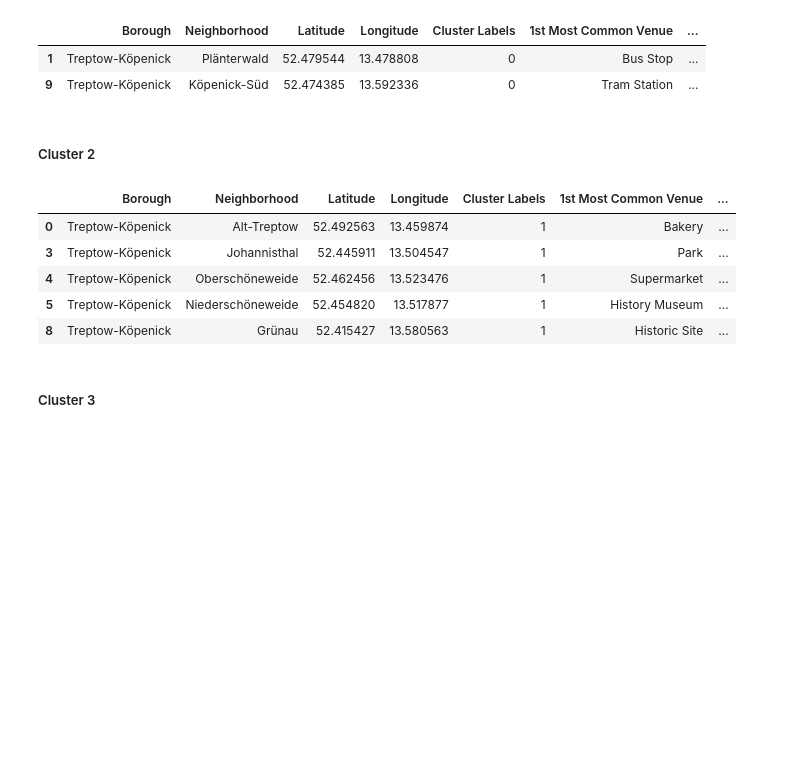
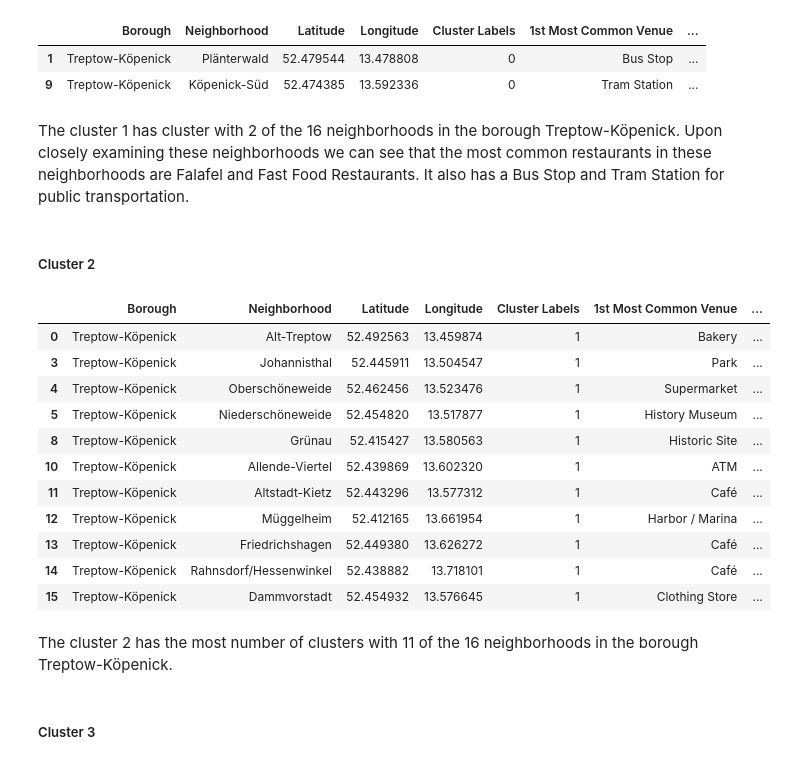
Before and after one commit to apoorvasaxena03/Capstone, a Jupyter notebook: Battle of Neighborhoods.ipynb, the cells around one changed output. Drawn from its saved outputs; the diff is of its cells as text; code cells hidden in the pictures; blank space fills up the shorter version.

```diff
--- a/Battle of Neighborhoods -1.ipynb
+++ b/Battle of Neighborhoods.ipynb
@@ -725,18 +729,28 @@ cluster_1.head()
 |  | Borough | Neighborhood | Latitude | Longitude | Cluster Labels | 1st Most Common Venue | ... |
 | 1 | Treptow-Köpenick | Plänterwald | 52.479544 | 13.478808 | 0 | Bus Stop | ... |
 | 9 | Treptow-Köpenick | Köpenick-Süd | 52.474385 | 13.592336 | 0 | Tram Station | ... |
+# %% [markdown]
+The cluster 1 has cluster with 2 of the 16 neighborhoods in the borough Treptow-Köpenick. Upon closely examining these neighborhoods we can see that the most common restaurants in these neighborhoods are Falafel and Fast Food Restaurants. It also has a Bus Stop and Tram Station for public transportation.
 # %% [markdown]
 ##### Cluster 2
 # %%
 cluster_2 = df_merge[df_merge['Cluster Labels']==1]
-cluster_2.head()
+cluster_2
 # %% [output]
 |  | Borough | Neighborhood | Latitude | Longitude | Cluster Labels | 1st Most Common Venue | ... |
 | 0 | Treptow-Köpenick | Alt-Treptow | 52.492563 | 13.459874 | 1 | Bakery | ... |
 | 3 | Treptow-Köpenick | Johannisthal | 52.445911 | 13.504547 | 1 | Park | ... |
 | 4 | Treptow-Köpenick | Oberschöneweide | 52.462456 | 13.523476 | 1 | Supermarket | ... |
 | 5 | Treptow-Köpenick | Niederschöneweide | 52.454820 | 13.517877 | 1 | History Museum | ... |
 | 8 | Treptow-Köpenick | Grünau | 52.415427 | 13.580563 | 1 | Historic Site | ... |
+| 10 | Treptow-Köpenick | Allende-Viertel | 52.439869 | 13.602320 | 1 | ATM | ... |
+| 11 | Treptow-Köpenick | Altstadt-Kietz | 52.443296 | 13.577312 | 1 | Café | ... |
+| 12 | Treptow-Köpenick | Müggelheim | 52.412165 | 13.661954 | 1 | Harbor / Marina | ... |
+| 13 | Treptow-Köpenick | Friedrichshagen | 52.449380 | 13.626272 | 1 | Café | ... |
+| 14 | Treptow-Köpenick | Rahnsdorf/Hessenwinkel | 52.438882 | 13.718101 | 1 | Café | ... |
+| 15 | Treptow-Köpenick | Dammvorstadt | 52.454932 | 13.576645 | 1 | Clothing Store | ... |
+# %% [markdown]
+The cluster 2 has the most number of clusters with 11 of the 16 neighborhoods in the borough Treptow-Köpenick.
 # %% [markdown]
 ##### Cluster 3
 # %%
```
Also changed, not shown: parts of 7 cells of this notebook.
